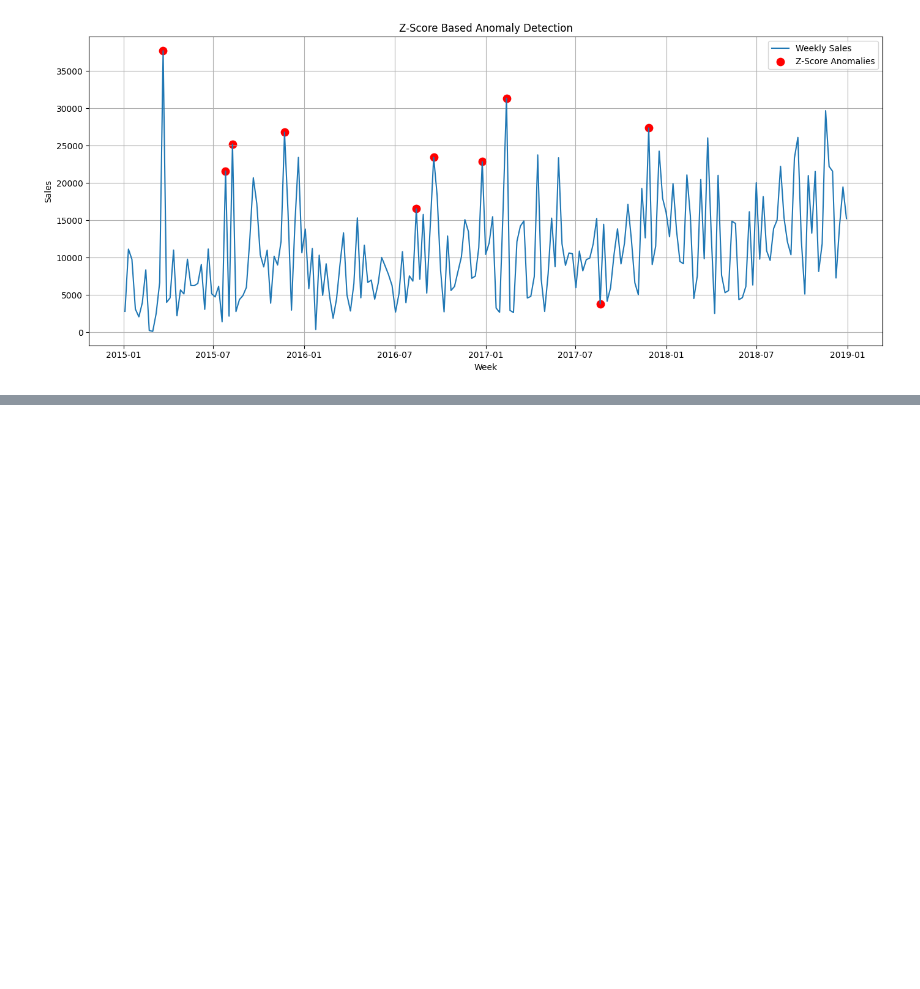
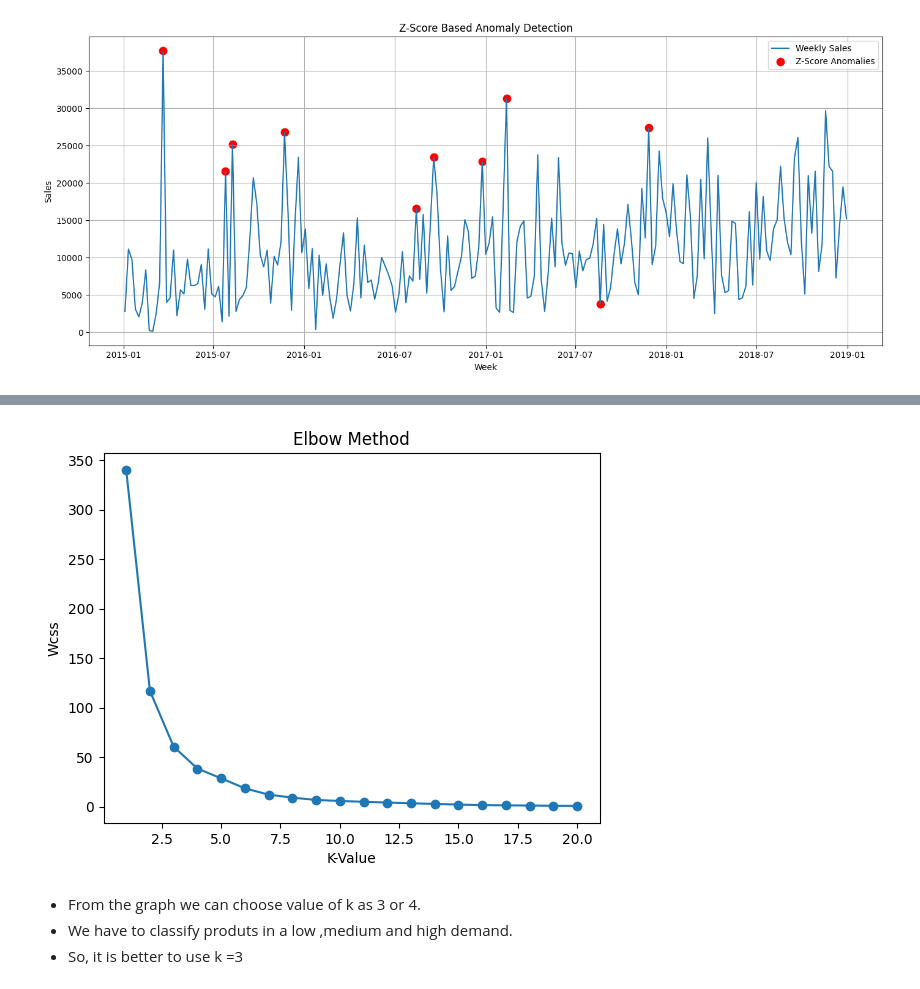
Before and after one commit to Abhieeeh/-End-to-End-Sales-Forecasting-Demand-Intelligence-System, a Jupyter notebook: Notebook/analysis.ipynb, the cells around one changed output, grey strips where cells are left out. Drawn from its saved outputs; the diff is of its cells as text; code cells hidden in the pictures; blank space fills up the shorter version.

```diff
--- a/Notebook/analysis.ipynb
+++ b/Notebook/analysis.ipynb
@@ -799,0 +906,44 @@ plt.show()
+# %%
+sub_cat_features = pd.concat(
+    [
+        Total_sales,
+        Sales_growth_rate,
+        volatility,
+        avg_order
+    ],keys=["Total_sales","Sales_growth_rate","Volatility","Average order"],
+    axis=1
+).reset_index()
+# %%
+sub_cat_features=sub_cat_features.fillna(0)
+# %%
+X = sub_cat_features[
+    [
+        "Total_sales","Sales_growth_rate","Volatility","Average order"
+    ]
+]
+
+scaler = StandardScaler()
+X_scaled = scaler.fit_transform(X)
+# %%
+scaler=StandardScaler()
+x_scaled=scaler.fit_transform(X)
+# %%
+# Use the Elbow Method to find the optimal number of clusters
+wcss=[]
+for i in range(1,21):
+    model=KMeans(n_clusters=i,random_state=42,n_init=10)
+    model.fit(x_scaled)
+    wcss.append(model.inertia_)
+
+plt.plot(range(1,21),wcss,marker="o")
+plt.title("Elbow Method")
+plt.xlabel("K-Value")
+plt.ylabel("Wcss")
+plt.savefig("../Charts/Kmeans_Eblow_method")
+plt.show()
+# %% [output]
+[figure, added]
+# %% [markdown]
+* From the graph we can choose value of k as 3 or 4.
+* We have to classify produts in a low ,medium and high demand.
+* So, it is better to use k =3
```
Also changed, not shown: parts of 17 cells of this notebook, 3 other files.
